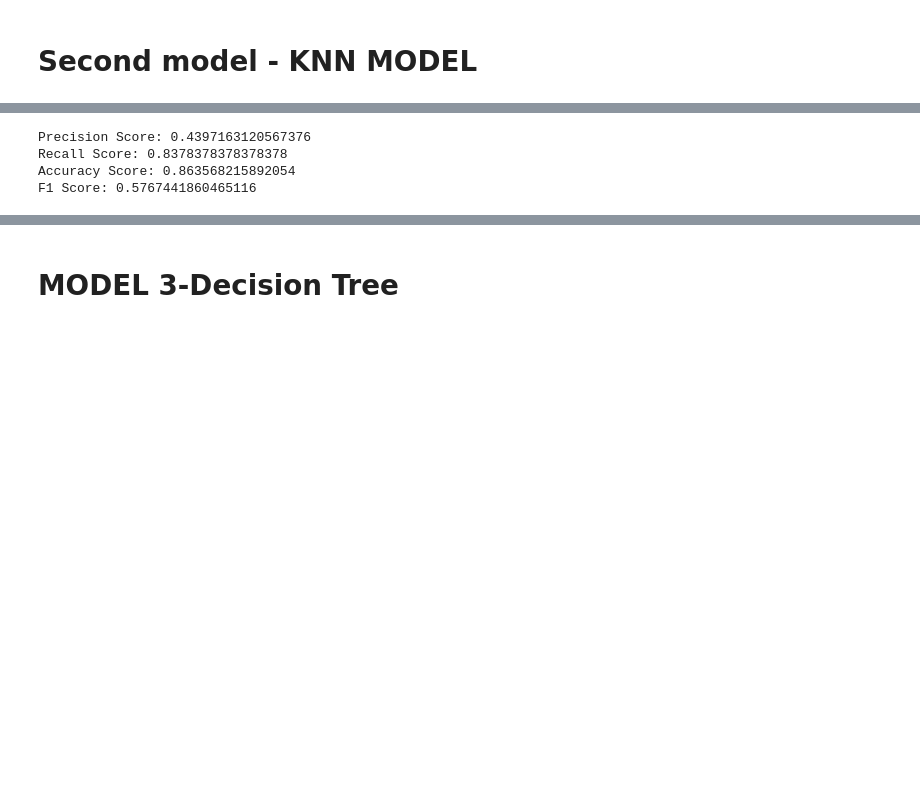
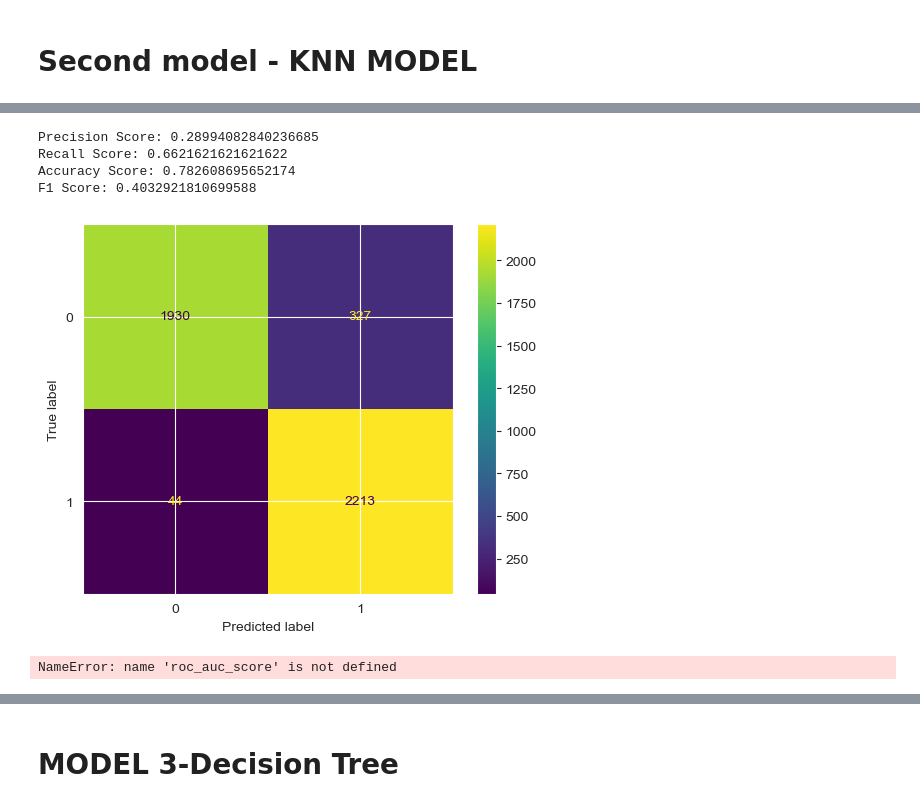
Before and after one commit to winnycodegurl/MachineLearningprojectphase3, a Jupyter notebook: Studentnotebook.ipynb, the cells around one changed output, grey strips where cells are left out. Drawn from its saved outputs; the diff is of its cells as text; code cells hidden in the pictures; blank space fills up the shorter version.

```diff
--- a/Studentnotebook.ipynb
+++ b/Studentnotebook.ipynb
@@ -789,9 +794,46 @@ def print_metrics(labels, preds):
     print("Accuracy Score: {}".format(accuracy_score(labels,preds)))
     print("F1 Score: {}".format(f1_score(labels,preds)))
 
-print_metrics(y_test,y_pred)
+print_metrics(y_test,test_preds)
 # %% [output]
-Precision Score: 0.4397163120567376
-Recall Score: 0.8378378378378378
-Accuracy Score: 0.863568215892054
-F1 Score: 0.5767441860465116
+Precision Score: 0.28994082840236685
+Recall Score: 0.6621621621621622
+Accuracy Score: 0.782608695652174
+F1 Score: 0.4032921810699588
+# %%
+ConfusionMatrixDisplay.from_estimator(estimator=clf, X=X_train_scaled, y=y_train_bal);
+# %% [output]
+[figure, added]
+# %%
+# Predict probabilities on the training set
+train_probs = clf.predict_proba(X_train_scaled)[:, 1]
+
+# Generate ROC curve values for training set
+fpr_train, tpr_train, _ = roc_curve(y_train_bal, train_probs)
+
+# Calculate AUC score for training set
+auc_score_train = roc_auc_score(y_train_bal, train_probs)
+
+# Predict probabilities on the test set
+test_probs = clf.predict_proba(X_test_scaled)[:, 1]
+
+# Generate ROC curve values for test set
+fpr_test, tpr_test, _ = roc_curve(y_test, test_probs)
+
+# Calculate AUC score for test set
+auc_score_test = roc_auc_score(y_test, test_probs)
+
+# Plot ROC curves for both training and test sets
+plt.figure(figsize=(8, 6))
+plt.plot(fpr_train, tpr_train, color='blue', lw=2, label=f'Training ROC Curve (AUC = {auc_score_train:.2f})')
+plt.plot(fpr_test, tpr_test, color='green', lw=2, label=f'Test ROC Curve (AUC = {auc_score_test:.2f})')
+plt.plot([0, 1], [0, 1], color='gray', linestyle='--')
+plt.xlim([0.0, 1.0])
+plt.ylim([0.0, 1.05])
+plt.xlabel('False Positive Rate (FPR)')
+plt.ylabel('True Positive Rate (TPR)')
+plt.title('ROC Curve - Training and Test Sets')
+plt.legend(loc='lower right')
+plt.show()
+# %% [output]
+NameError: name 'roc_auc_score' is not defined
```
Also changed, not shown: parts of 24 cells of this notebook.
